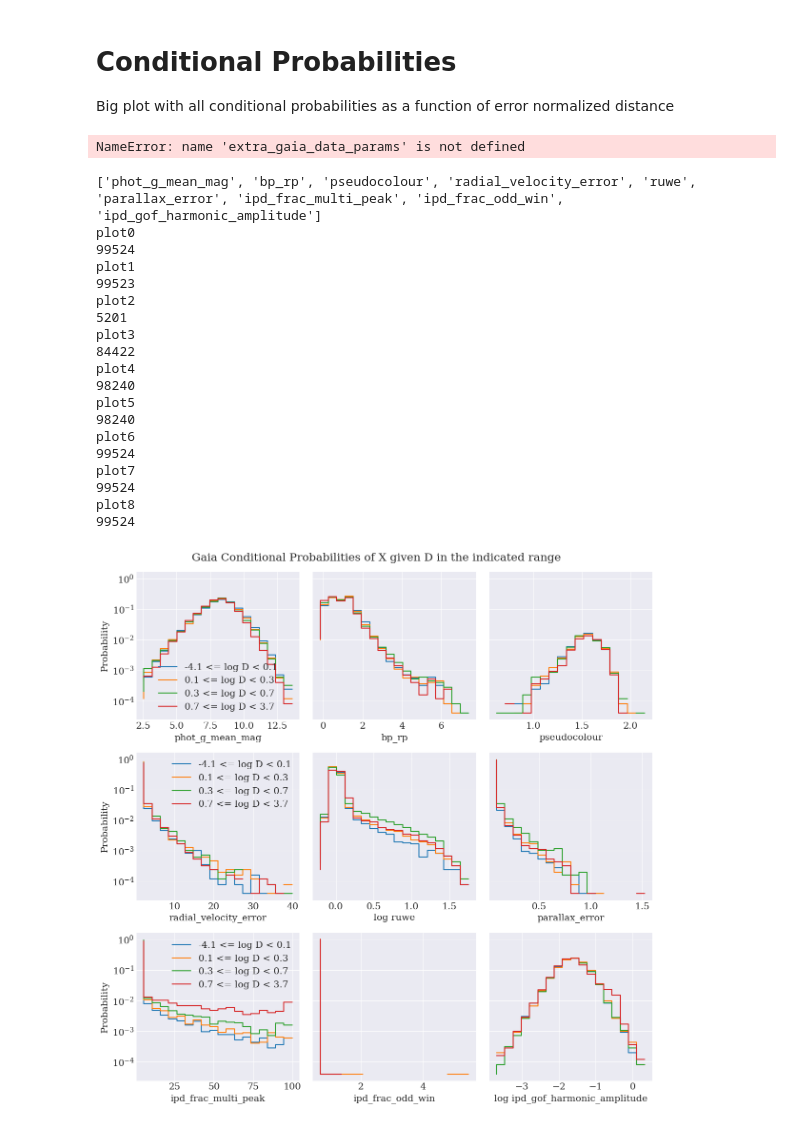
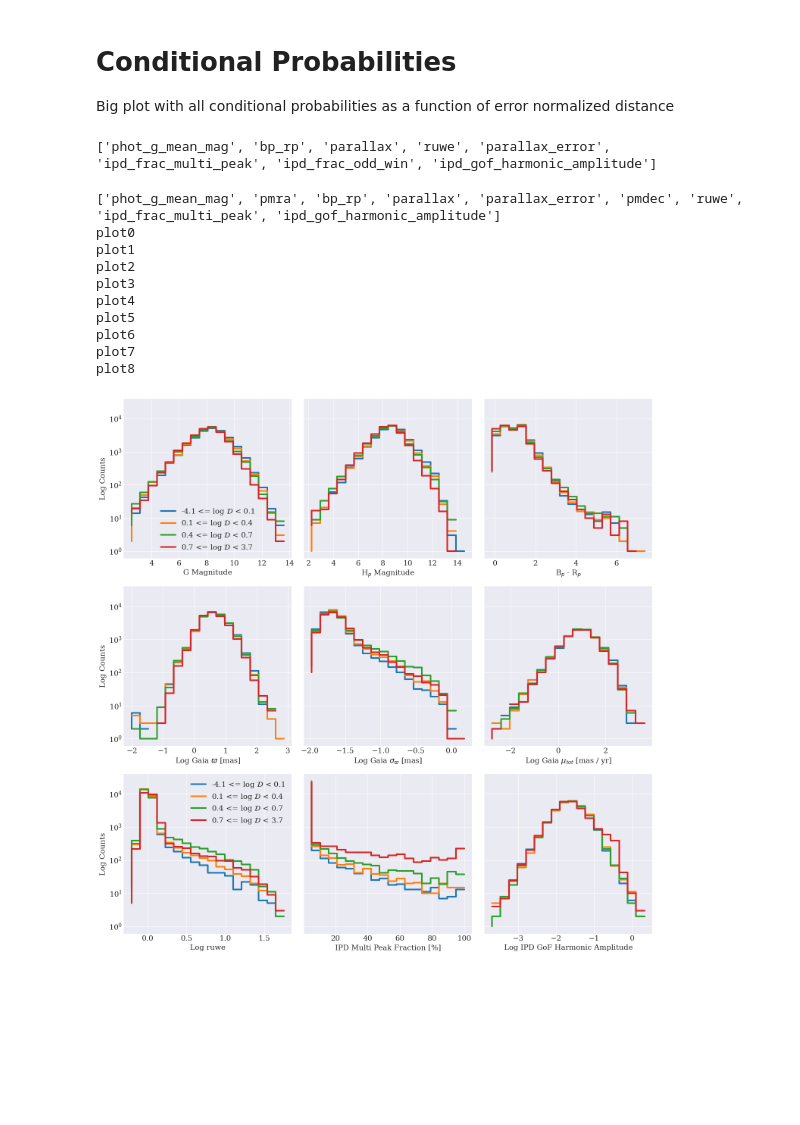
Before and after one commit to RenVit318/masterproject, a Jupyter notebook: src/notebooks/error_normalized_distance_study_marrese.ipynb, the cells around one changed output. Cells and saved outputs as stored; diff of their text form; code cells hidden in the pictures; blank space fills up the shorter version.

```diff
--- a/src/notebooks/error_normalized_distance_study_marrese.ipynb
+++ b/src/notebooks/error_normalized_distance_study_marrese.ipynb
@@ -97,7 +79,7 @@ print(pos_gaia_table_full[0])
 # Auxiliary data importing from the archive
 #extra_gaia_data_params = ['ipd_frac_multi_peak', 'ipd_frac_odd_win', 'ipd_gof_harmonic_amplitude']
 #extra_gaia_data_params = ['phot_g_mean_mag', 'bp_rp', 'pseudocolour', 'radial_velocity_error', 'ruwe', 'matched_transits', 'visibility_periods_used', 'duplicated_source', 'non_single_star']
-extra_gaia_data_params = ['phot_g_mean_mag', 'bp_rp', 'pseudocolour', 'radial_velocity_error', 'ruwe', 'parallax_error', 'ipd_frac_multi_peak', 'ipd_frac_odd_win', 'ipd_gof_harmonic_amplitude']
+extra_gaia_data_params = ['phot_g_mean_mag', 'pmra', 'bp_rp', 'parallax', 'parallax_error', 'pmdec', 'ruwe', 'ipd_frac_multi_peak',  'ipd_gof_harmonic_amplitude']
 extra_hipp_data_params = ['hp_mag', 'b_v']
 
 _, extra_gdata = query_extra_data(crossmatch_idxs, extra_gaia_data_params)
@@ -198,7 +180,7 @@ if not hip_mixed:# Get the correlation factors from Hipparcos-2 ! ONLY FOR HIP2
     covar_hip2 = extract_cov(hdu.data)
     hipp_corr_radec = covar_hip2[:,0,1]
 # %%
-brandt_factor = 1.#/1.36
+brandt_factor = 1./1.36
 # Compute the complete error normalized distances array
 pos_hipp = np.array([pos_hipp_table_full['ra'], pos_hipp_table_full['dec']]).T*3.6e6
 pos_gaia = np.array([pos_gaia_table_full['ra_prop'], pos_gaia_table_full['dec_prop']]).T*3.6e6
@@ -209,15 +191,15 @@ error_norm_distances = compute_error_normalized_distance(pos_hipp, pos_gaia, unc
 # %%
 set_styles()
 # Investigate the effect of different normalization methods
+for method in ['simple', 'directional', 'full']:#, 'none']:
+    error_norm_distances = compute_error_normalized_distance(pos_hipp, pos_gaia, unc_hipp, unc_gaia, method=method)
+    plt.hist(error_norm_distances[error_norm_distances < 10], bins=50, density=True, label=method, histtype='step')
 
-error_norm_distances = compute_error_normalized_distance(pos_hipp, pos_gaia, unc_hipp, unc_gaia, method='full')
-#plt.hist(error_norm_distances[error_norm_distances < 10], bins=50, density=True, label=method, histtype='step')
-plt.hist(error_norm_distances, bins=50, density=True, label=method, histtype='step')
 x = np.linspace(0, 10, 100)
 plt.plot(x, rayleigh(x, 1), label=r'Rayleigh $\sigma = 1$')
 plt.axvline(x=1, c='black', ls='--')
 plt.legend()
-#plt.xlim(0, 10)
+plt.xlim(0, 10)
 plt.xlabel('Error Normalized Distance')
 plt.ylabel('Normalized Density')
 plt.title('Comparison of Distance Normalization Schemes')
@@ -412,7 +380,7 @@ ax.set_xlim(-3, max(bin_starts))
 Big plot with all conditional probabilities as a function of error normalized distance
 # %%
 # Conditional Prob. Function
-def compute_conditional_probability(xdata, con_data, xbins, con_bins):
+def compute_conditional_probability(xdata, con_data, xbins, con_bins, normalize=True):
     """Sets up a probability distribution of the xdata, given that con_data is within a certain range
     - xdata and con_data must have the same shape!"""
     distributions = np.zeros((len(con_bins)-1, len(xbins)-1)) # Each row contains a dist. with xbins entries for each con_bins
@@ -421,23 +389,26 @@ def compute_conditional_probability(xdata, con_data, xbins, con_bins):
         xdata_masked = xdata[conditional_mask]
         for j in range(len(xbins) - 1):
             xbin_mask = (xdata_masked >= xbins[j]) * (xdata_masked < xbins[j+1])
-            distributions[i][j] = len(xdata_masked[xbin_mask]) / len(xdata_masked)
-
+            distributions[i][j] = len(xdata_masked[xbin_mask])
+            if normalize:
+                distributions[i][j] /= len(xdata_masked)
     return distributions
 # %%
 print(extra_gaia_data_params)
 # %% [output]
-NameError: name 'extra_gaia_data_params' is not defined
+['phot_g_mean_mag', 'bp_rp', 'parallax', 'ruwe', 'parallax_error', 'ipd_frac_multi_peak', 'ipd_frac_odd_win', 'ipd_gof_harmonic_amplitude']
 # %%
 set_styles()
 print(extra_gaia_data_params)
 log_error_norm_distances = np.log10(error_norm_distances)
-do_log = [False, False, False, False, True, False, False, False, True]#, True, True, True, False, False]
+dnames = ['phot_g_mean_mag', 'hp_mag', 'bp_rp', 'parallax', 'parallax_error', 'mu_tot', 'ruwe', 'ipd_frac_multi_peak', 'ipd_gof_harmonic_amplitude']
+names = ['G Magnitude', r'H$_p$ Magnitude', r'B$_p$ - R$_p$', r'Log Gaia $\varpi$ [mas]', r'Log Gaia $\sigma_{\varpi}$ [mas]', 'Log Gaia $\mu_{tot}$ [mas / yr]', 'Log ruwe', 'IPD Multi Peak Fraction [%]', 'Log IPD GoF Harmonic Amplitude']
+do_log = [False, False, False, True, True, True, True, False, True]#, True, True, True, False, False]
 num_params = len(extra_gaia_data_params)
 
 dim = int(np.ceil(np.sqrt(num_params))) # Might change this later. For now a square is good
 
-fig, axs = plt.subplots(dim,dim,figsize=(12,12), sharey=True, tight_layout=True)
+fig, axs = plt.subplots(dim,dim,figsize=(15,15), sharey=True, tight_layout=True)
 
 num_D_bins = 5
 D_bins = np.zeros(num_D_bins)
@@ -450,57 +421,52 @@ for i in range(num_D_bins):
 for i, ax in enumerate(axs.flatten()):
     if i < num_params:
         #print(extra_gdata[:,i])
-        if do_log[i]:
+        if dnames[i] == 'mu_tot':
+            xdata = np.log10(np.sqrt(extra_gdata[:,1]**2 + extra_gdata[:,i]**2))
+        if dnames[i] == 'hp_mag':
+            xdata = extra_hdata[:,0]
+        elif do_log[i]:
             xdata = np.log10(extra_gdata[:,i])
-            xlabel = f'log {extra_gaia_data_params[i]}'
         else:
             xdata = extra_gdata[:,i]
-            xlabel = extra_gaia_data_params[i]
+        xlabel = names[i]
         #print(xdata)
         xbins = np.linspace(np.nanmin(xdata), np.nanmax(xdata), 20)
         bin_width = xbins[1] - xbins[0]
 
-        distributions = compute_conditional_probability(xdata, log_error_norm_distances, xbins, D_bins)
+        distributions = compute_conditional_probability(xdata, log_error_norm_distances, xbins, D_bins, normalize=False)
         distributions[distributions < 1e-10] = np.nan
         for j in range(distributions.shape[0]):
-            label = f'{D_bins[j]:.1f} <= log D < {D_bins[j+1]:.1f}'
+            label = f'{D_bins[j]:.1f} <= ' + r'log $\mathcal{D}$' + f' < {D_bins[j+1]:.1f}'
 
             if (i % dim) == 0:
-                ax.step(xbins[:-1] + bin_width, distributions[j], label=label)
+                ax.step(xbins[:-1] + bin_width, distributions[j], label=label, lw=3)
             else:
-                ax.step(xbins[:-1] + bin_width, distributions[j])
+                ax.step(xbins[:-1] + bin_width, distributions[j], lw=3)
 
         ax.set_xlabel(xlabel)
         if (i % dim) == 0:
-            ax.set_ylabel('Probability')
-            ax.legend()
+            ax.set_ylabel('Log Counts')
+            if i in [0,6]:
+                ax.legend()
         ax.set_yscale('log')
         print(f'plot{i}')
-    print(len(np.where(~np.isnan(xdata))[0]))
-plt.suptitle('Gaia Conditional Probabilities of X given D in the indicated range')
-plt.savefig(fpath+'Gaia_technical_conditionals.png', bbox_inches='tight', transparent=False)
+    #print(len(np.where(~np.isnan(xdata))[0]))
+#plt.suptitle('Gaia Conditional Probabilities of X given D in the indicated range')
+plt.savefig(fpath+'gaia_conditionals.png', bbox_inches='tight', transparent=False)
 plt.show()
 # %% [output]
-['phot_g_mean_mag', 'bp_rp', 'pseudocolour', 'radial_velocity_error', 'ruwe', 'parallax_error', 'ipd_frac_multi_peak', 'ipd_frac_odd_win', 'ipd_gof_harmonic_amplitude']
+['phot_g_mean_mag', 'pmra', 'bp_rp', 'parallax', 'parallax_error', 'pmdec', 'ruwe', 'ipd_frac_multi_peak', 'ipd_gof_harmonic_amplitude']
 plot0
-99524
 plot1
-99523
 plot2
-5201
 plot3
-84422
 plot4
-98240
 plot5
-98240
 plot6
-99524
 plot7
-99524
 plot8
-99524
-[figure, old version]
+[figure, new version]
 # %%
 plt.hist(extra_gdata[:,1])
 # %%
```
Also changed, not shown: parts of 8 cells of this notebook.
